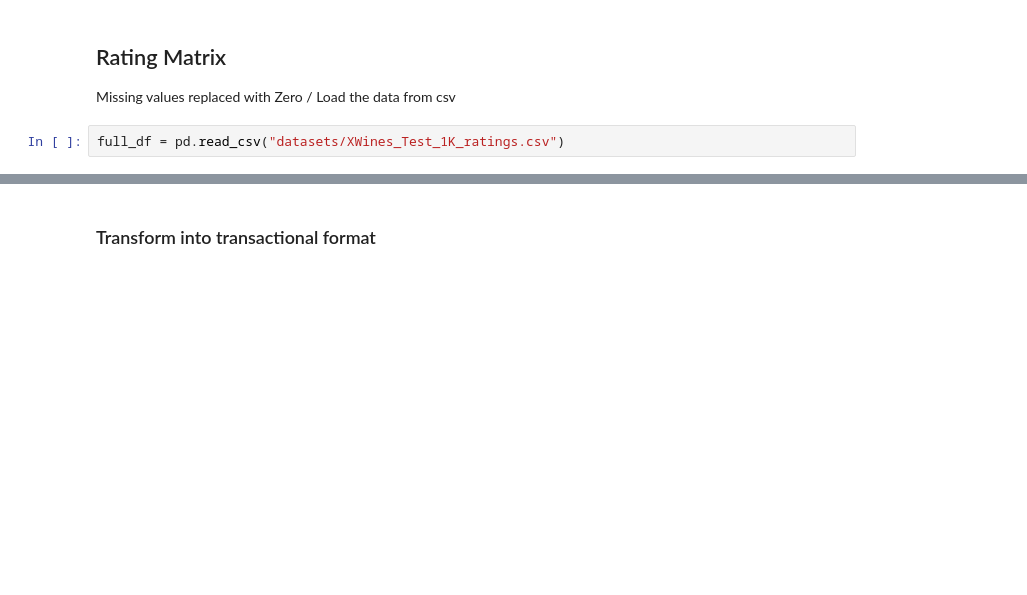
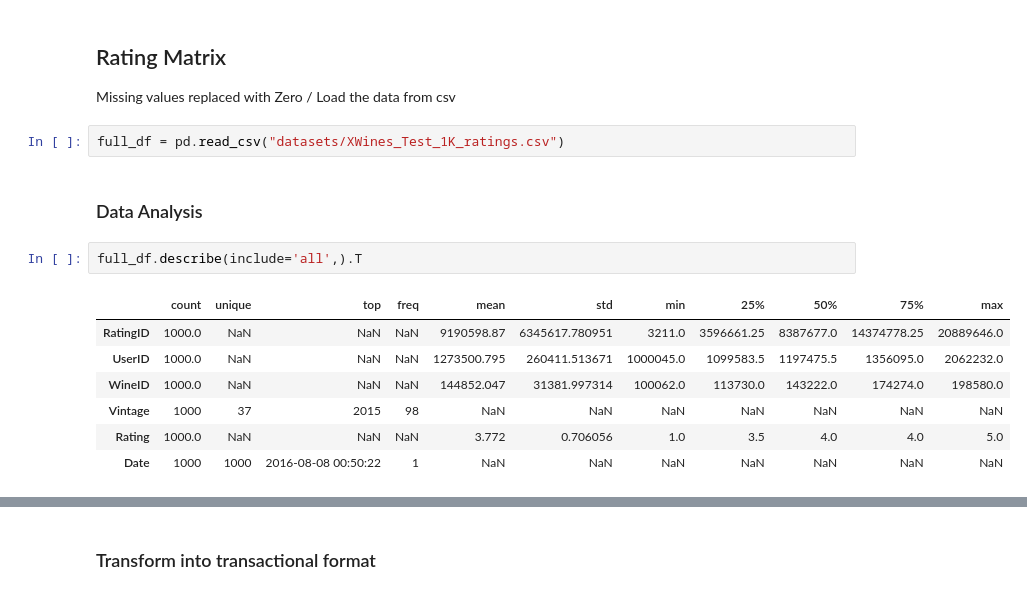
Before and after one commit to lucapdr1/wine-recommender, a Jupyter notebook: KNN-as-implemented-in-calss.ipynb, the cells around one changed output, grey strips where cells are left out. Saved outputs shown, nothing was run; the diff lists cells and outputs as text; blank space fills up the shorter version.

```diff
--- a/KNN-as-implemented-in-calss.ipynb
+++ b/KNN-as-implemented-in-calss.ipynb
@@ -19,3 +22,15 @@ import copy
 Missing values replaced with Zero / Load the data from csv
 # %%
 full_df = pd.read_csv("datasets/XWines_Test_1K_ratings.csv")
+# %% [markdown]
+### Data Analysis
+# %%
+full_df.describe(include='all',).T
+# %% [output]
+|  | count | unique | top | freq | mean | std | min | 25% | 50% | 75% | max |
+| RatingID | 1000.0 | NaN | NaN | NaN | 9190598.87 | 6345617.780951 | 3211.0 | 3596661.25 | 8387677.0 | 14374778.25 | 20889646.0 |
+| UserID | 1000.0 | NaN | NaN | NaN | 1273500.795 | 260411.513671 | 1000045.0 | 1099583.5 | 1197475.5 | 1356095.0 | 2062232.0 |
+| WineID | 1000.0 | NaN | NaN | NaN | 144852.047 | 31381.997314 | 100062.0 | 113730.0 | 143222.0 | 174274.0 | 198580.0 |
+| Vintage | 1000 | 37 | 2015 | 98 | NaN | NaN | NaN | NaN | NaN | NaN | NaN |
+| Rating | 1000.0 | NaN | NaN | NaN | 3.772 | 0.706056 | 1.0 | 3.5 | 4.0 | 4.0 | 5.0 |
+| Date | 1000 | 1000 | 2016-08-08 00:50:22 | 1 | NaN | NaN | NaN | NaN | NaN | NaN | NaN |
```
Also changed, not shown: parts of 2 cells of this notebook.
